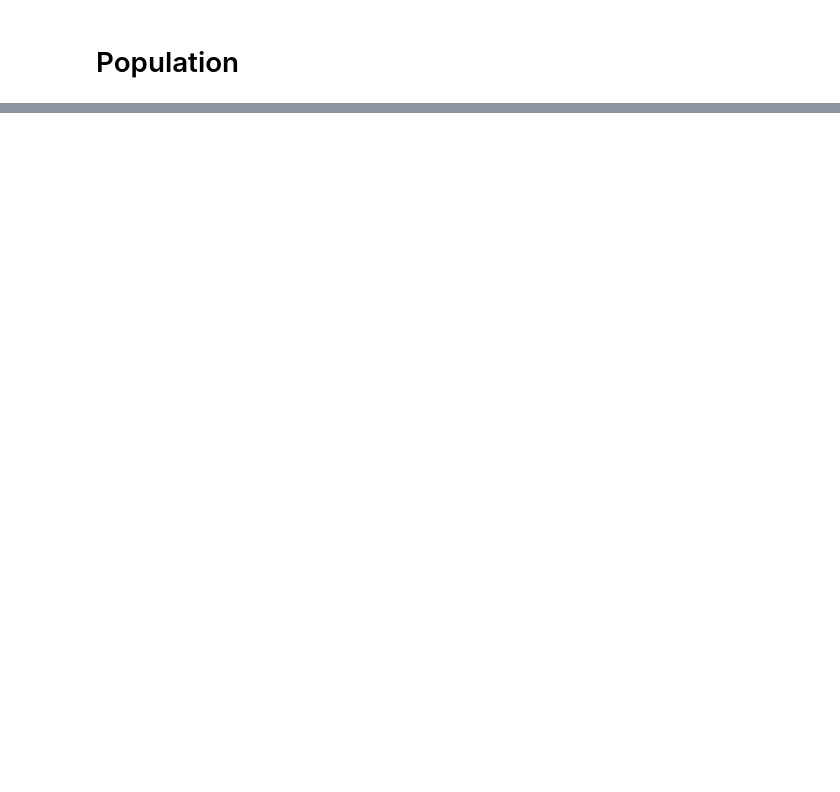
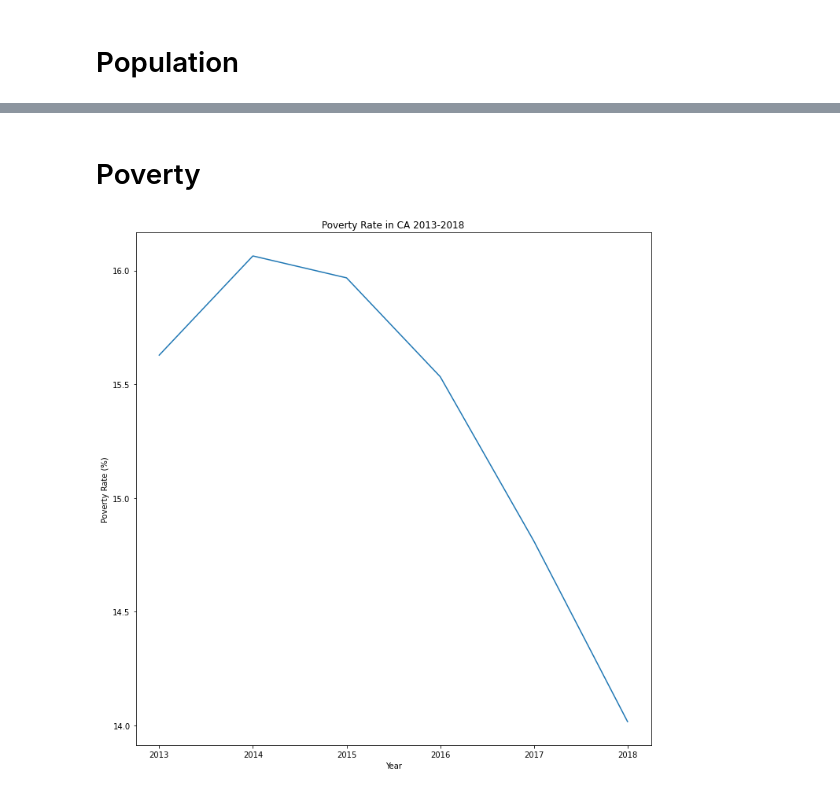
Before and after one commit to J3N1/UCI-Project-1-Team7, a Jupyter notebook: migration.ipynb, the cells around one changed output, grey strips where cells are left out. Cells and saved outputs as stored; diff of their text form; code cells hidden in the pictures; blank space fills up the shorter version.

```diff
--- a/migration.ipynb
+++ b/migration.ipynb
@@ -267,0 +279,15 @@ plt.show()
+# %% [markdown]
+# Poverty
+# %%
+x_axis = np.arange(len(final_merge))
+tick_locations = [value for value in x_axis]
+plt.figure(figsize=(10,10))
+plt.plot(x_axis, final_merge["Poverty Rate"])
+plt.xticks(tick_locations, final_merge["Year"])
+plt.title("Poverty Rate in CA 2013-2018")
+plt.xlabel("Year")
+plt.ylabel("Poverty Rate (%)")
+plt.tight_layout()
+plt.show()
+# %% [output]
+[figure, added]
```
Also changed, not shown: parts of 6 cells of this notebook.
